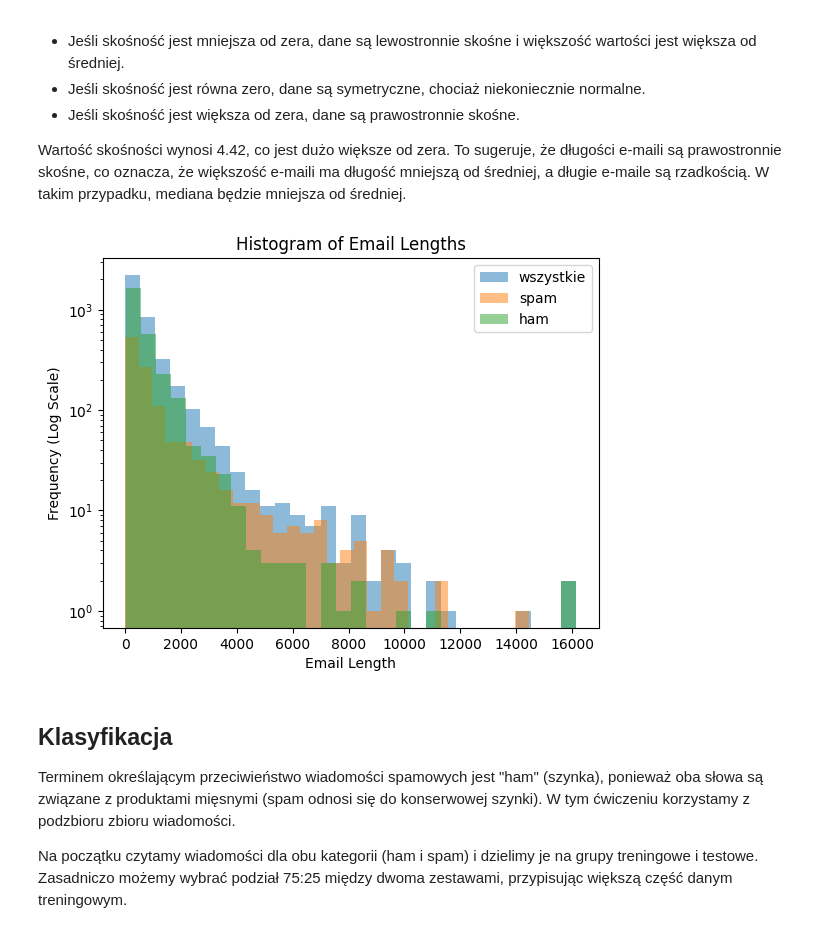
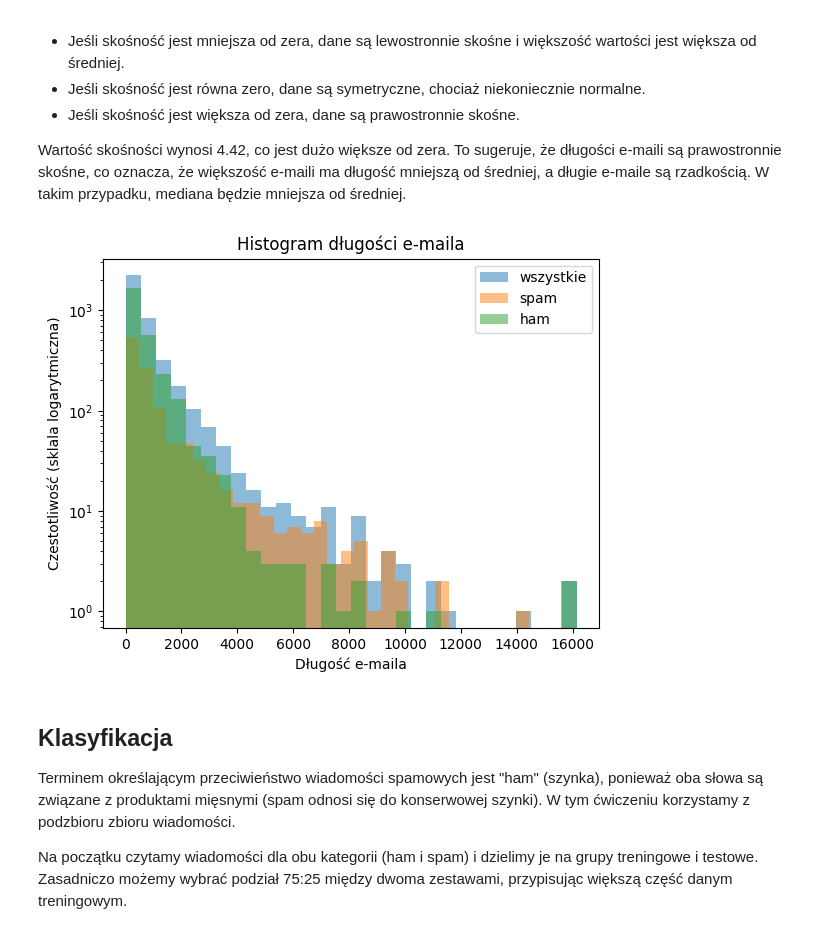
Before and after one commit to patrykzawadzkisggw/mad2, a Jupyter notebook: przyklad.ipynb, the cells around one changed output. Saved outputs shown, nothing was run; the diff lists cells and outputs as text; code cells hidden in the pictures.

```diff
--- a/przyklad.ipynb
+++ b/przyklad.ipynb
@@ -207,18 +207,18 @@ Wartość skośności wynosi 4.42, co jest dużo większe od zera. To sugeruje,
 # %%
 import matplotlib.pyplot as plt
 
 # Narysuj histogramy dla każdej serii na tym samym wykresie.
 plt.hist(eml, bins=30, alpha=0.5, label='wszystkie', log=True)
 plt.hist(spl, bins=30, alpha=0.5, label='spam', log=True)
 plt.hist(hml, bins=30, alpha=0.5, label='ham', log=True)
 
-plt.title("Histogram of Email Lengths")
-plt.xlabel("Email Length")
-plt.ylabel("Frequency (Log Scale)")
+plt.title("Histogram długości e-maila")
+plt.xlabel("Długość e-maila")
+plt.ylabel("Czestotliwość (sklala logarytmiczna)")
 plt.legend(loc='upper right')  # dodaj legende.
 plt.show()
 # %% [output]
-[figure, old version]
+[figure, new version]
 # %% [markdown]
 ## Klasyfikacja
 
```
Also changed, not shown: parts of 3 cells of this notebook.
